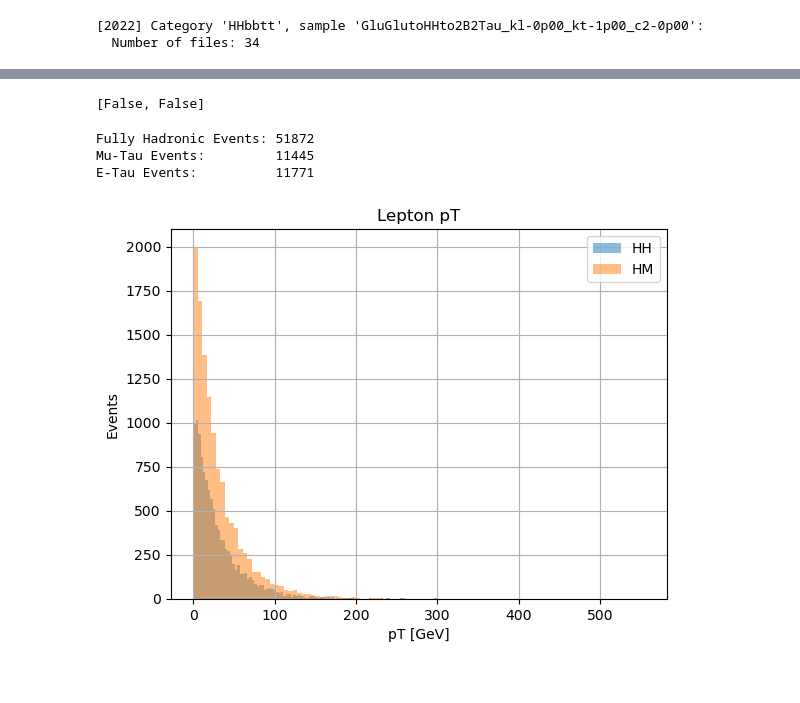
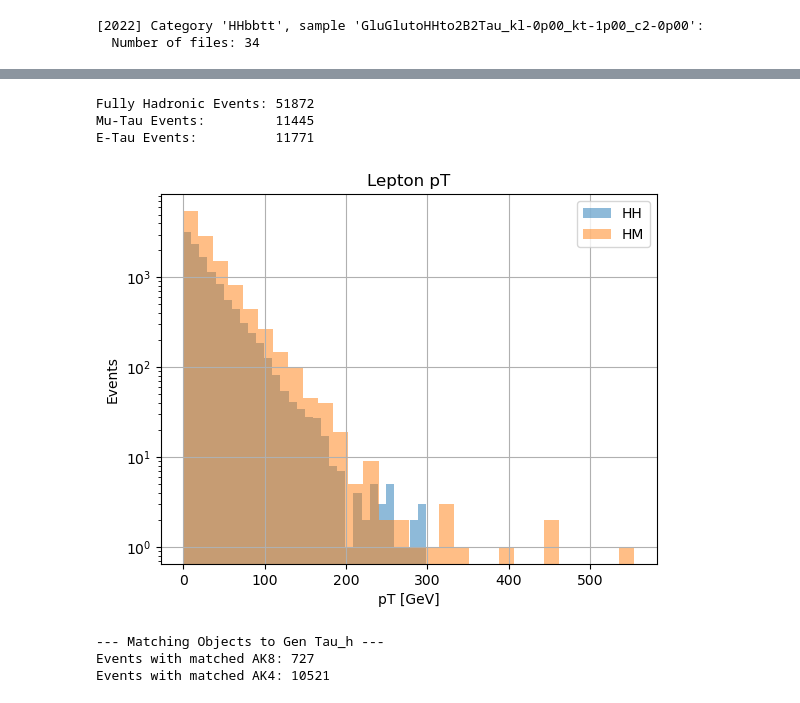
Before and after one commit to ArghyaDas112358/bbtautau, a Jupyter notebook: src/bbtautau/GenPresel/gen.ipynb, the cells around one changed output, grey strips where cells are left out. Drawn from its saved outputs; the diff is of its cells as text; code cells hidden in the pictures.

```diff
--- a/src/bbtautau/GenPresel/gen.ipynb
+++ b/src/bbtautau/GenPresel/gen.ipynb
@@ -432,10 +440,6 @@ muons = muons[mask]
 taus = taus[mask]
 # %%
 match_matrix = get_matching_mask(ak4_jets, gen_b)
-# %%
-print(match_matrix[0, 0, :])
-# %% [output]
-[False, False]
 # %%
 def classify_decay_mode_robust(gen_parts):
     """
@@ -463,6 +467,7 @@ def classify_decay_mode_robust(gen_parts):
     # Filter for Taus with Higgs mother
     is_signal_tau = (abs(p.pdgId) == PDGID.tau) & (p.genPartIdxMother == h_idx)
     signal_tau_mask = ak.any(is_signal_tau, axis=-1)
+    signal_taus = gen_parts[signal_tau_mask]
     signal_tau_indices = ak.local_index(gen_parts)[signal_tau_mask]
 
     # 3. Identify Signal Leptons (children of Signal Taus)
@@ -491,10 +496,10 @@ def classify_decay_mode_robust(gen_parts):
     is_hm = (n_mu == 1) & (n_e == 0)
     is_he = (n_mu == 0) & (n_e == 1)
 
-    return is_hh, is_hm, is_he, leptons_from_tau
+    return is_hh, is_hm, is_he, leptons_from_tau , signal_taus
 # %%
 # Run classification
-is_hh, is_hm, is_he, gen_leptons = classify_decay_mode_robust(gen_parts)
+is_hh, is_hm, is_he, gen_leptons, gen_taus = classify_decay_mode_robust(gen_parts)
 
 # Apply masks to filter events
 # Example: Get the muon from the tau_h tau_mu channel
@@ -507,19 +512,21 @@ print(f"E-Tau Events:          {ak.sum(is_he)}")
 Fully Hadronic Events: 51872
 Mu-Tau Events:         11445
 E-Tau Events:          11771
-# %%
-# plt.hist(gen_leptons[is_hh].pt, bins=100, alpha=0.5) # This means nothgin as there will be
-plt.hist(gen_leptons[is_hm].pt, bins=100, alpha=0.5)
-plt.hist(gen_leptons[is_he].pt, bins=100, alpha=0.5)
-
-plt.xlabel("pT [GeV]")
-plt.ylabel("Events")
-plt.legend(["HH", "HM", "HE"])
-plt.title("Lepton pT")
-plt.grid(True)
-plt.show()
-# %% [output]
-[figure, removed]
+# %%
+# plt.hist(gen_leptons[is_hh].pt, bins=100, alpha=0.5) # This means nothgin as there will be
+plt.hist(gen_leptons[is_hm].pt, bins=30, alpha=0.5)
+plt.hist(gen_leptons[is_he].pt, bins=30, alpha=0.5)
+
+plt.xlabel("pT [GeV]")
+plt.ylabel("Events")
+plt.legend(["HH", "HM", "HE"])
+plt.title("Lepton pT")
+plt.grid(True)
+plt.yscale("log")
+
+plt.show()
+# %% [output]
+[figure, added]
 # %%
 def match_objects(left_collection, right_collection, dr_max=0.4):
     """
@@ -547,0 +585,27 @@ def match_objects(left_collection, right_collection, dr_max=0.4):
+# %%
+# Filter objects to HM channel
+gen_taus_hm = gen_taus[is_hm]
+gen_leptons_hm = gen_leptons[is_hm]
+ak8_hm = ak8_jets[is_hm]
+ak4_hm = ak4_jets[is_hm]
+
+# Separate Taus into Leptonic vs Hadronic
+gen_tau_lep, gen_tau_had = separate_tau_decay_products(gen_taus_hm, gen_leptons_hm)
+
+# --- Matching ---
+print("\n--- Matching Objects to Gen Tau_h ---")
+
+# Match AK8
+idx_ak8, mask_ak8 = match_objects(ak8_hm, gen_tau_had, dr_max=0.8)
+matched_ak8 = ak8_hm[mask_ak8] # Apply mask to get objects
+
+# Match AK4
+idx_ak4, mask_ak4 = match_objects(ak4_hm, gen_tau_had, dr_max=0.4)
+matched_ak4 = ak4_hm[mask_ak4]
+
+print(f"Events with matched AK8: {ak.sum(ak.any(mask_ak8, axis=1))}")
+print(f"Events with matched AK4: {ak.sum(ak.any(mask_ak4, axis=1))}")
+# %% [output]
+--- Matching Objects to Gen Tau_h ---
+Events with matched AK8: 727
+Events with matched AK4: 10521
```
Also changed, not shown: parts of 9 cells of this notebook.
